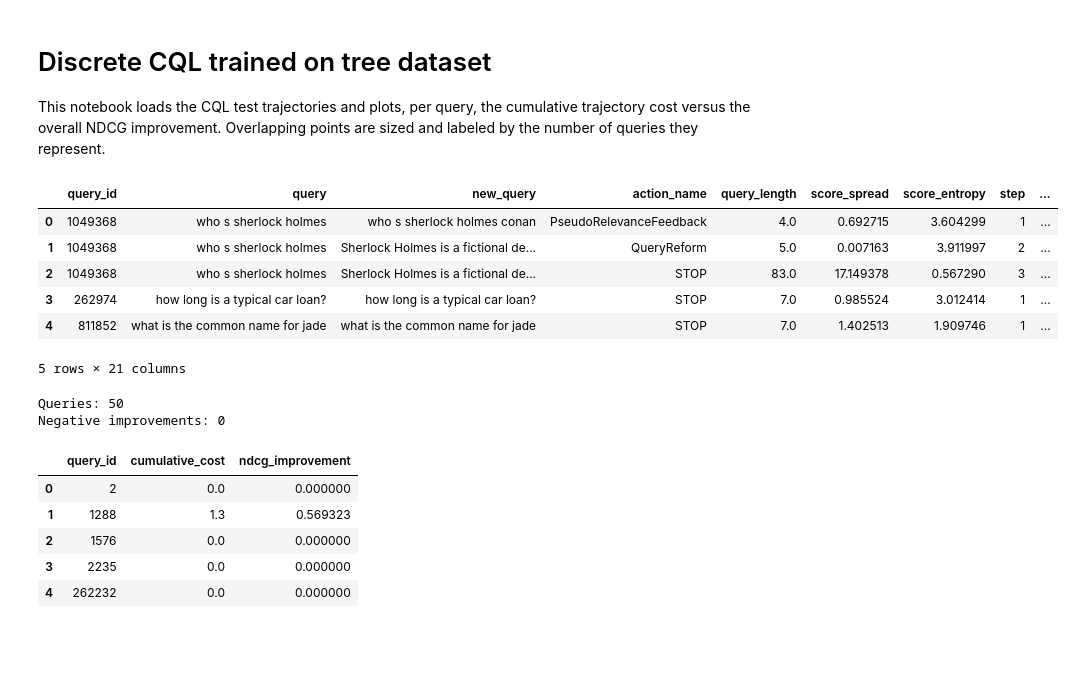
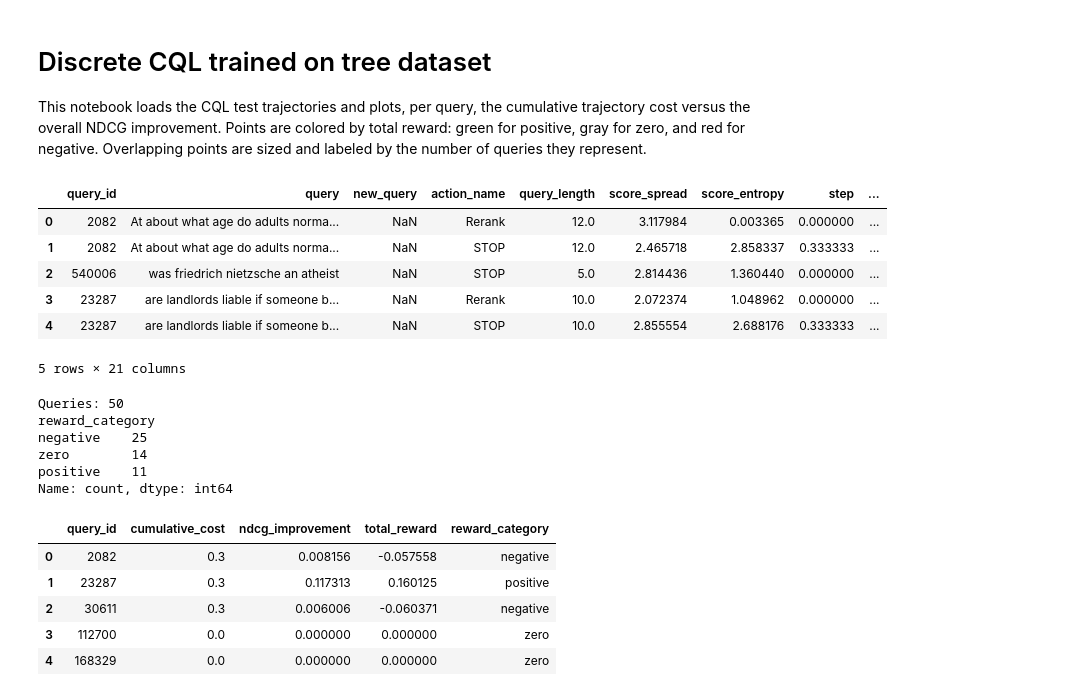
Before and after one commit to hanazouari23/Agentic-Retrieval, a Jupyter notebook: notebooks/plot_cql_test_results.ipynb, the cells around one changed output. Drawn from its saved outputs; the diff is of its cells as text; code cells hidden in the pictures; blank space fills up the shorter version.

```diff
--- a/notebooks/plot_cql_test_results.ipynb
+++ b/notebooks/plot_cql_test_results.ipynb
@@ -1,41 +1,56 @@
 # %% [markdown]
 # Discrete CQL trained on tree dataset
 
-This notebook loads the CQL test trajectories and plots, per query, the cumulative trajectory cost versus the overall NDCG improvement. Overlapping points are sized and labeled by the number of queries they represent.
+This notebook loads the CQL test trajectories and plots, per query, the cumulative trajectory cost versus the overall NDCG improvement. Points are colored by total reward: green for positive, gray for zero, and red for negative. Overlapping points are sized and labeled by the number of queries they represent.
 # %%
 from pathlib import Path
 import pandas as pd
 import matplotlib.pyplot as plt
+import numpy as np
 
-RESULTS_PATH = Path("results/trajectories_cql_test_results_dev_50.csv")
-df = pd.read_csv(RESULTS_PATH)
-df.head()
+CQL_PATH = Path("results/cql_test_results_after_tree.csv")
+df_cql = pd.read_csv(CQL_PATH)
+df_cql.head()
 # %% [output]
 |  | query_id | query | new_query | action_name | query_length | score_spread | score_entropy | step | ... |
-| 0 | 1049368 | who s sherlock holmes | who s sherlock holmes conan | PseudoRelevanceFeedback | 4.0 | 0.692715 | 3.604299 | 1 | ... |
-| 1 | 1049368 | who s sherlock holmes | Sherlock Holmes is a fictional de... | QueryReform | 5.0 | 0.007163 | 3.911997 | 2 | ... |
-| 2 | 1049368 | who s sherlock holmes | Sherlock Holmes is a fictional de... | STOP | 83.0 | 17.149378 | 0.567290 | 3 | ... |
-| 3 | 262974 | how long is a typical car loan? | how long is a typical car loan? | STOP | 7.0 | 0.985524 | 3.012414 | 1 | ... |
-| 4 | 811852 | what is the common name for jade | what is the common name for jade | STOP | 7.0 | 1.402513 | 1.909746 | 1 | ... |
+| 0 | 2082 | At about what age do adults norma... | NaN | Rerank | 12.0 | 3.117984 | 0.003365 | 0.000000 | ... |
+| 1 | 2082 | At about what age do adults norma... | NaN | STOP | 12.0 | 2.465718 | 2.858337 | 0.333333 | ... |
+| 2 | 540006 | was friedrich nietzsche an atheist | NaN | STOP | 5.0 | 2.814436 | 1.360440 | 0.000000 | ... |
+| 3 | 23287 | are landlords liable if someone b... | NaN | Rerank | 10.0 | 2.072374 | 1.048962 | 0.000000 | ... |
+| 4 | 23287 | are landlords liable if someone b... | NaN | STOP | 10.0 | 2.855554 | 2.688176 | 0.333333 | ... |
 5 rows × 21 columns
 # %%
-# Aggregate one point per query: final cumulative cost and overall NDCG improvement
-grouped = df.groupby("query_id")
+# Aggregate one point per query
+grouped = df_cql.groupby("query_id")
 per_query = pd.DataFrame({
     "cumulative_cost": grouped["cumulative_cost"].max(),
     "ndcg_improvement": grouped.apply(lambda g: g["ndcg_after"].iloc[-1] - g["ndcg_before"].iloc[0]),
+    "total_reward": grouped["reward"].sum(),
 }).reset_index()
 
+def reward_category(r):
+    if r > 0:
+        return "positive"
+    if r < 0:
+        return "negative"
+    return "zero"
+
+per_query["reward_category"] = per_query["total_reward"].apply(reward_category)
+
 print("Queries:", len(per_query))
-print("Negative improvements:", (per_query["ndcg_improvement"] < 0).sum())
+print(per_query["reward_category"].value_counts())
 per_query.head()
 # %% [output]
 Queries: 50
-Negative improvements: 0
+reward_category
+negative    25
+zero        14
+positive    11
+Name: count, dtype: int64
-|  | query_id | cumulative_cost | ndcg_improvement |
-| 0 | 2 | 0.0 | 0.000000 |
-| 1 | 1288 | 1.3 | 0.569323 |
-| 2 | 1576 | 0.0 | 0.000000 |
-| 3 | 2235 | 0.0 | 0.000000 |
-| 4 | 262232 | 0.0 | 0.000000 |
+|  | query_id | cumulative_cost | ndcg_improvement | total_reward | reward_category |
+| 0 | 2082 | 0.3 | 0.008156 | -0.057558 | negative |
+| 1 | 23287 | 0.3 | 0.117313 | 0.160125 | positive |
+| 2 | 30611 | 0.3 | 0.006006 | -0.060371 | negative |
+| 3 | 112700 | 0.0 | 0.000000 | 0.000000 | zero |
+| 4 | 168329 | 0.0 | 0.000000 | 0.000000 | zero |
 # %%
```
Also changed, not shown: parts of 5 cells of this notebook, 4 other files.
